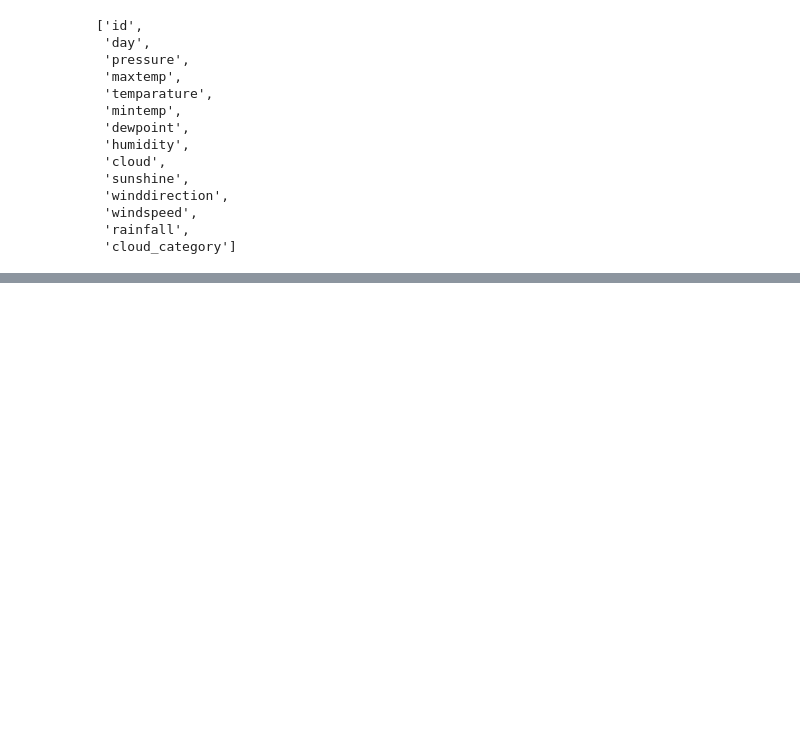
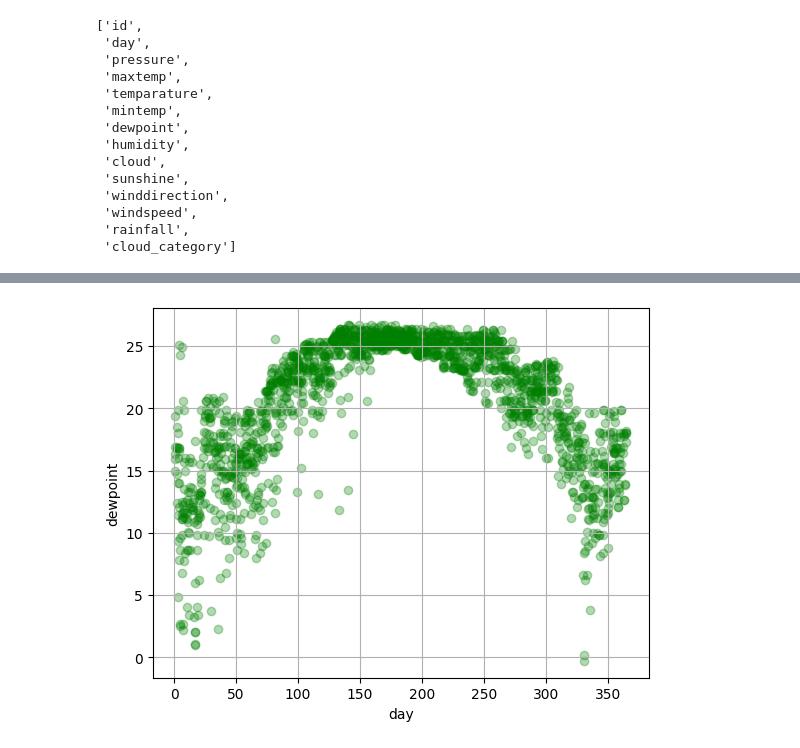
Before and after one commit to Ashmit-1/rainfall_prdiction, a Jupyter notebook: rainfall_prediction.ipynb, the cells around one changed output, grey strips where cells are left out. Cells and saved outputs as stored; diff of their text form; code cells hidden in the pictures; blank space fills up the shorter version.

```diff
--- a/rainfall_prediction.ipynb
+++ b/rainfall_prediction.ipynb
@@ -155,0 +178,4 @@ X_train
+# %%
+show_scatter("day", "dewpoint", alpha=0.3, c='g')
+# %% [output]
+[figure, added]
```
Also changed, not shown: parts of 5 cells of this notebook.
